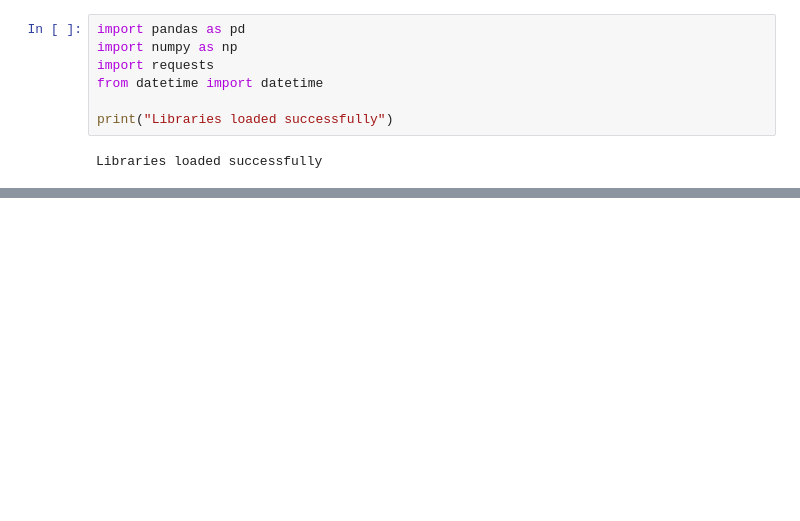
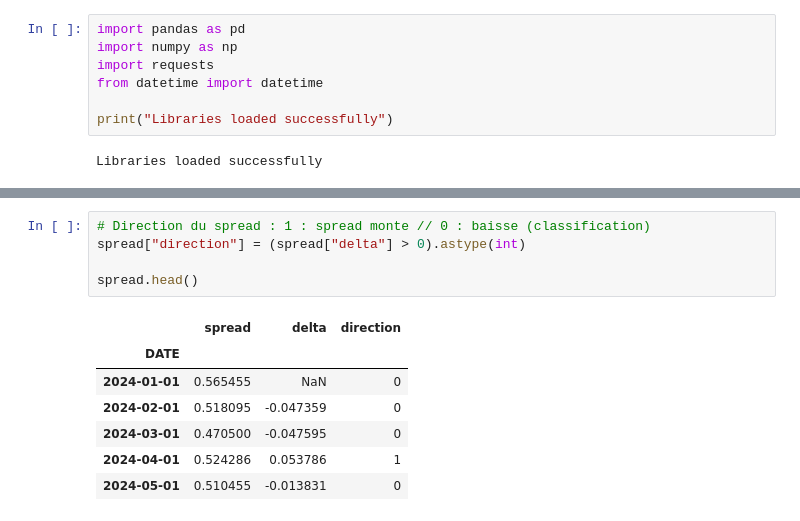
Before and after one commit to MarionSrl/ml-news-spread, a Jupyter notebook: notebooks/01_data_collection.ipynb, the cells around one changed output, grey strips where cells are left out. Drawn from its saved outputs; the diff is of its cells as text; blank space fills up the shorter version.

```diff
--- a/notebooks/01_data_collection.ipynb
+++ b/notebooks/01_data_collection.ipynb
@@ -29,0 +67,13 @@ Libraries loaded successfully
+# %%
+# Direction du spread : 1 : spread monte // 0 : baisse (classification)
+spread["direction"] = (spread["delta"] > 0).astype(int)
+
+spread.head()
+# %% [output]
+|  | spread | delta | direction |
+| DATE |  |  |  |
+| 2024-01-01 | 0.565455 | NaN | 0 |
+| 2024-02-01 | 0.518095 | -0.047359 | 0 |
+| 2024-03-01 | 0.470500 | -0.047595 | 0 |
+| 2024-04-01 | 0.524286 | 0.053786 | 1 |
+| 2024-05-01 | 0.510455 | -0.013831 | 0 |
```
Also changed, not shown: parts of 13 cells of this notebook, 6 other files.
